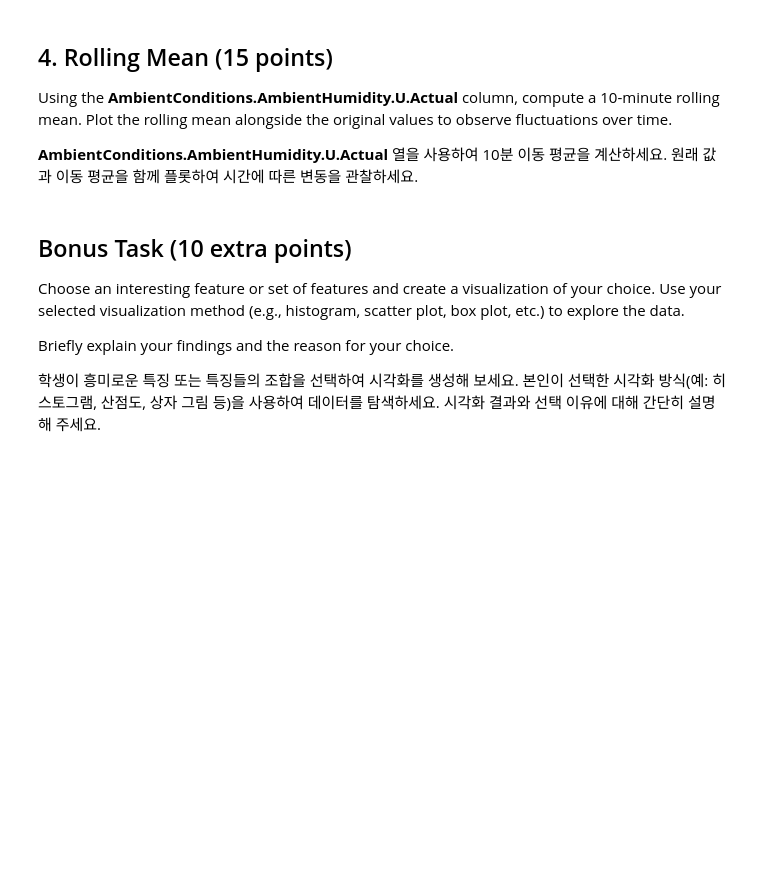
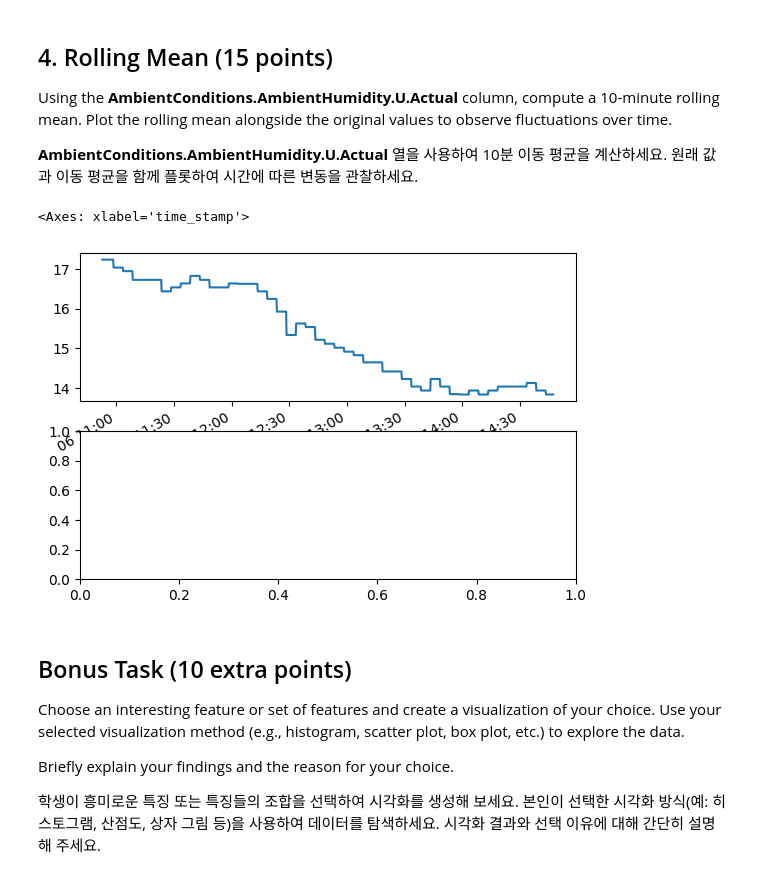
Before and after one commit to SyngyeonTak/Best-README-Template, a Jupyter notebook: DAEM_Midterm_practical_test.ipynb, the cells around one changed output. Saved outputs shown, nothing was run; the diff lists cells and outputs as text; code cells hidden in the pictures; blank space fills up the shorter version.

```diff
--- a/DAEM_Midterm_practical_test.ipynb
+++ b/DAEM_Midterm_practical_test.ipynb
@@ -370,6 +388,17 @@ sns.histplot(data2['Machine1.RawMaterialFeederParameter.U.Actual'])
 
 
 **AmbientConditions.AmbientHumidity.U.Actual** 열을 사용하여 10분 이동 평균을 계산하세요. 원래 값과 이동 평균을 함께 플롯하여 시간에 따른 변동을 관찰하세요.
+# %%
+df2_sub3 =  data2['AmbientConditions.AmbientHumidity.U.Actual']
+df2_sub3_rolling = df2_sub3.rolling(10, center = True).mean()
+
+fig, ax = plt.subplots(2)
+
+#df2_sub3.plot(ax = ax[0])
+df2_sub3_rolling.plot(ax = ax[0])
+# %% [output]
+<Axes: xlabel='time_stamp'>
+[figure, added]
 # %% [markdown]
 ## Bonus Task (10 extra points)
 
```
Also changed, not shown: parts of 4 cells of this notebook.
